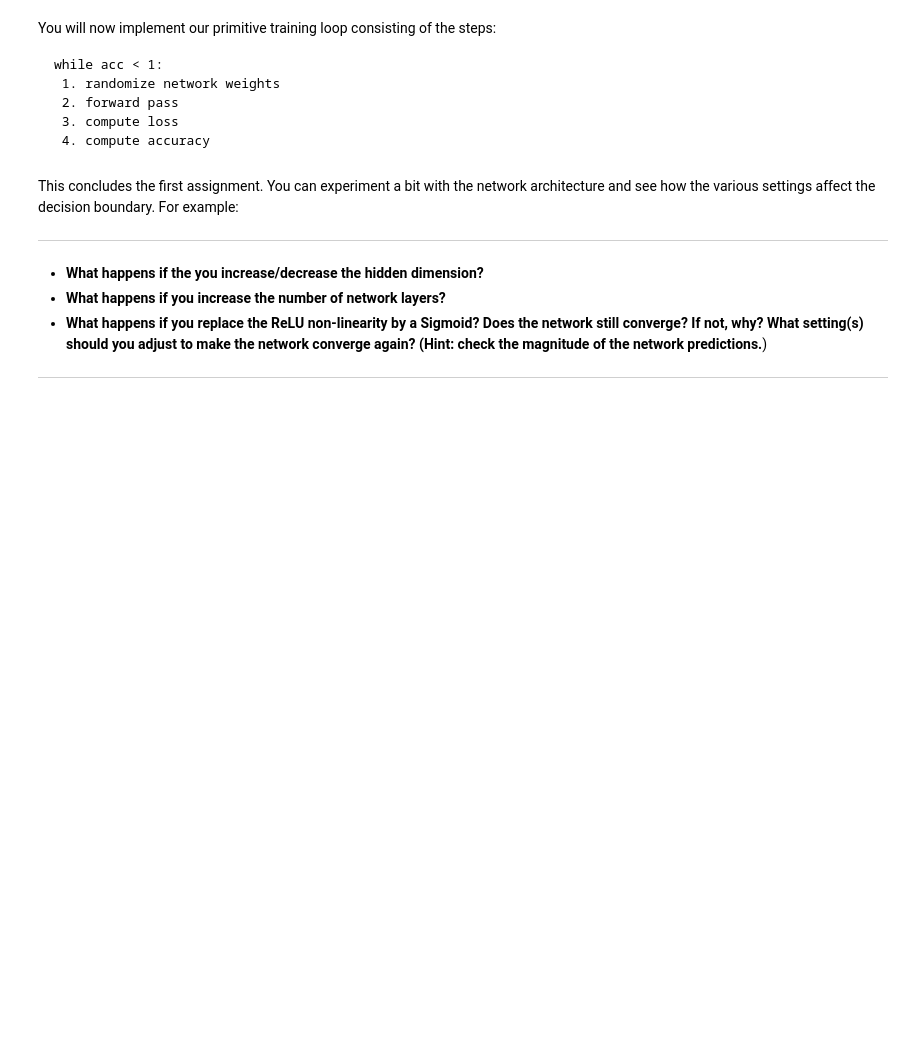
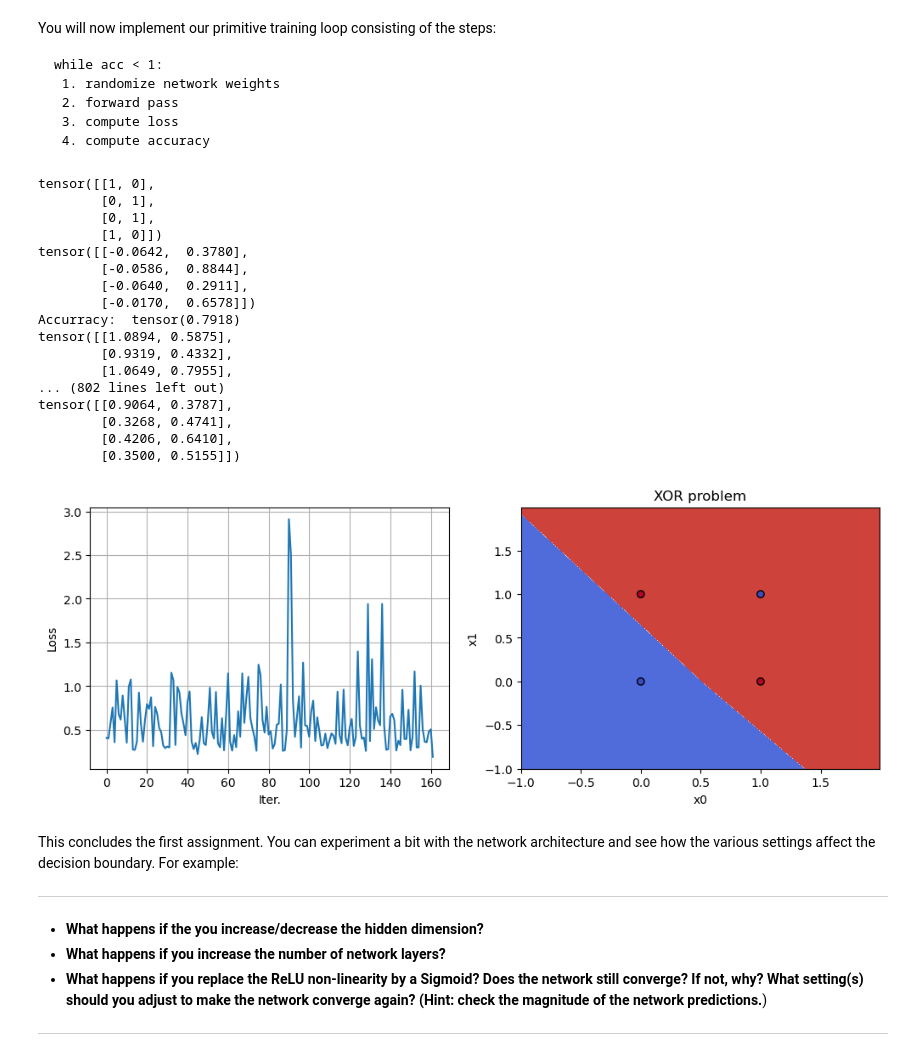
Before and after one commit to givani30/CS4240_DeepLearning, a Jupyter notebook: Assignment_1.ipynb, the cells around one changed output. Saved outputs shown, nothing was run; the diff lists cells and outputs as text; code cells hidden in the pictures; blank space fills up the shorter version.

```diff
--- a/Assignment_1.ipynb
+++ b/Assignment_1.ipynb
@@ -614,8 +652,7 @@ def MSELoss(y_true, y_pred):
     ########################################################################
     #                  TODO: Implement this function                       #
     ########################################################################
-
-    pass
+    loss=torch.mean((y_true-y_pred)**2)
 
     ########################################################################
     #                         END OF YOUR CODE                             #
@@ -647,7 +684,7 @@ net = Net(layers)
 losses = []
 # Initial accuracy is zero
 acc = 0
-
+print(y_xor)
 while acc < 1:
     # Randomize network weights
     net.reset_params(std=0.5)
@@ -656,9 +693,8 @@ while acc < 1:
     #     TODO: Perform forward pass with x_xor as input and y_pred as     #
     #                          output variables.                           #
     ########################################################################
-
-    pass
-
+    y_pred=net.forward(x_xor)
+    print(y_pred)
     ########################################################################
     #                         END OF YOUR CODE                             #
     ########################################################################
@@ -668,38 +704,57 @@ while acc < 1:
     #    TODO: Calculate MSE loss between prediction and labels (y_xor)    #
     #                         and append to list.                          #
     ########################################################################
+    loss=MSELoss(y_xor,y_pred)
 
-    pass
-
+    losses.append(loss)
     ########################################################################
     #                         END OF YOUR CODE                             #
     ########################################################################
 
 
     ########################################################################
     #               TODO: Calculate accuracy of prediction.                #
     ########################################################################
 
-    pass
-
+    acc=1.2-loss
+    print("Accurracy: ",acc)
     ########################################################################
     #                         END OF YOUR CODE                             #
     ########################################################################
 
 # Print output tensor
 print(y_pred)
 
 # Plot loss
 plt.figure(figsize=(12,4))
 plt.subplot(1,2,1)
 plt.plot(losses)
 plt.grid()
 plt.xlabel('Iter.')
 plt.ylabel('Loss')
 
 # Show decision boundary
 plt.subplot(1,2,2)
 plot(x_xor, y_xor, net)
+# %% [output]
+tensor([[1, 0],
+        [0, 1],
+        [0, 1],
+        [1, 0]])
+tensor([[-0.0642,  0.3780],
+        [-0.0586,  0.8844],
+        [-0.0640,  0.2911],
+        [-0.0170,  0.6578]])
+Accurracy:  tensor(0.7918)
+tensor([[1.0894, 0.5875],
+        [0.9319, 0.4332],
+        [1.0649, 0.7955],
+... (802 lines left out)
+tensor([[0.9064, 0.3787],
+        [0.3268, 0.4741],
+        [0.4206, 0.6410],
+        [0.3500, 0.5155]])
+[figure, added]
 # %% [markdown]
 This concludes the first assignment. You can experiment a bit with the network architecture and see how the various settings affect the decision boundary. For example:
 
```
Also changed, not shown: parts of 17 cells of this notebook.
